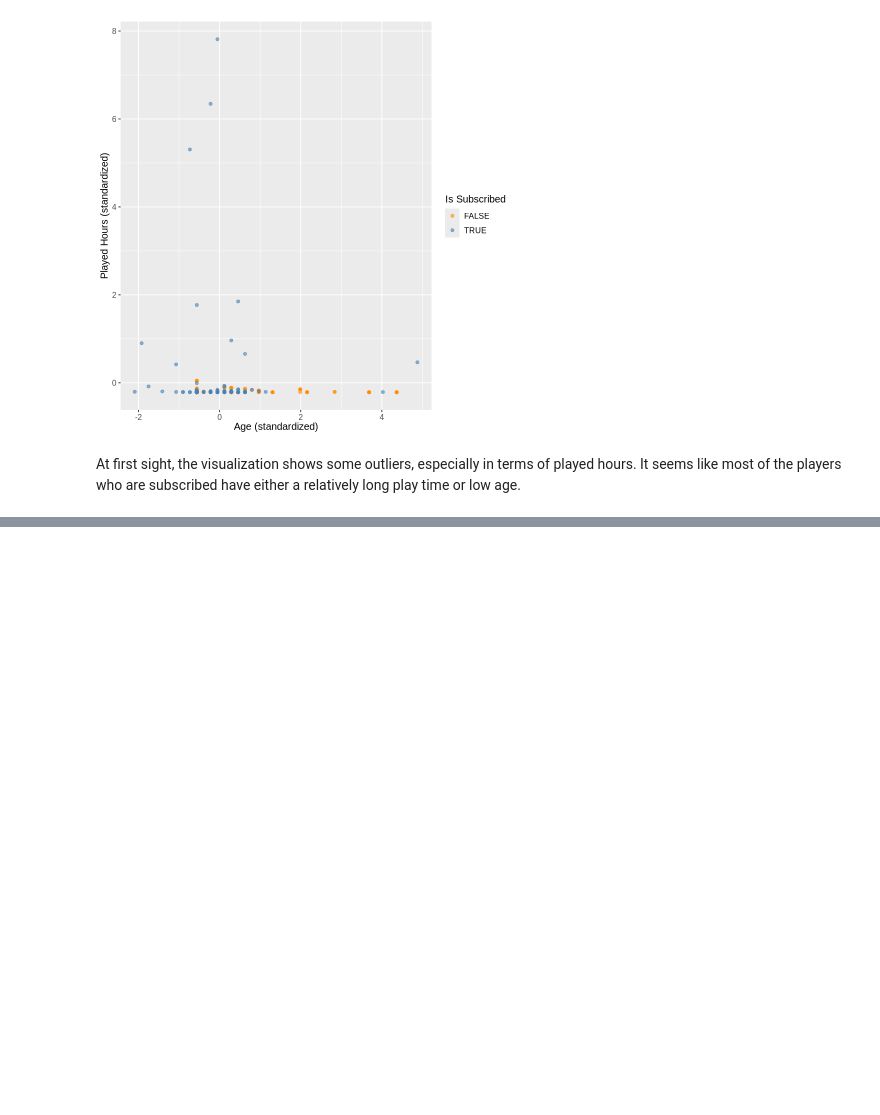
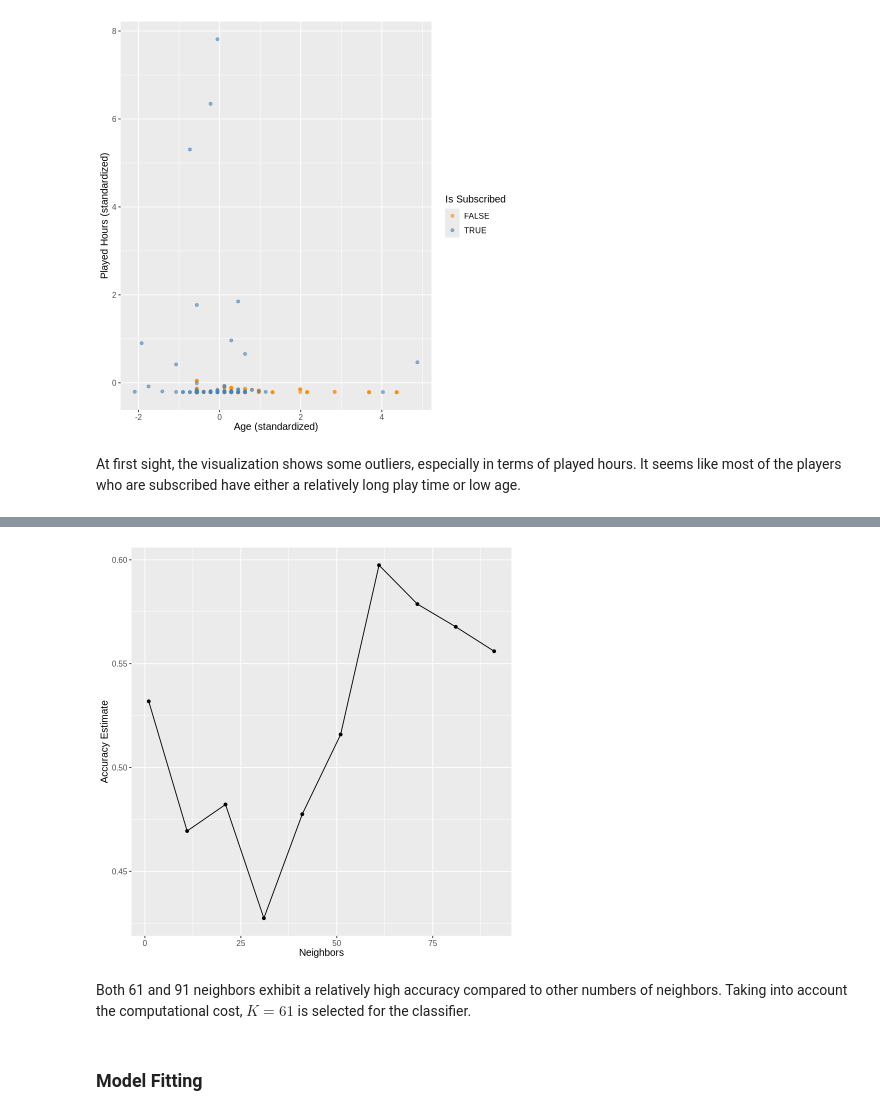
Before and after one commit to anasha02/dsci-100-2025s-project, a Jupyter notebook: Project.ipynb, the cells around one changed output, grey strips where cells are left out. Saved outputs shown, nothing was run; the diff lists cells and outputs as text; code cells hidden in the pictures; blank space fills up the shorter version.

Commit message:
add model training

```diff
--- a/Project.ipynb
+++ b/Project.ipynb
@@ -238,0 +248,4 @@ At first sight, the visualization shows some outliers, especially in terms of pl
+# %%
+players_recipe <- recipe(is_subscribed ~ ., data = players_train) |>
+    step_normalize(all_predictors()) |>
+    step_upsample(is_subscribed)
@@ -238,0 +254,20 @@ At first sight, the visualization shows some outliers, especially in terms of pl
+# %%
+knn_spec_tune <- nearest_neighbor(weight_func = "rectangular",
+                                  neighbors = tune()) |>
+    set_engine("kknn") |>
+    set_mode("classification")
+# %%
+players_vfold <- vfold_cv(players_train, v = 10, strata = is_subscribed)
+# %%
+k_vals <- tibble(neighbors = seq(from = 1, to = 100, by = 10))
+
+knn_tune_results <- workflow() |>
+    add_recipe(players_recipe) |>
+    add_model(knn_spec_tune) |>
+    tune_grid(resamples = players_vfold, grid = k_vals) |>
+    collect_metrics()
+
+accuracies <- knn_tune_results |>
+  filter(.metric == "accuracy")
+
+accuracies
@@ -238,0 +288,14 @@ At first sight, the visualization shows some outliers, especially in terms of pl
+# %%
+accuracy_vs_k <- ggplot(accuracies, aes(x = neighbors, y = mean)) +
+    geom_point() +
+    geom_line() +
+    labs(x = "Neighbors", y = "Accuracy Estimate") +
+    theme(text = element_text(size = 12))
+
+accuracy_vs_k
+# %% [output]
+[figure, added]
+# %% [markdown]
+Both 61 and 91 neighbors exhibit a relatively high accuracy compared to other numbers of neighbors. Taking into account the computational cost, $K = 61$ is selected for the classifier.
+# %% [markdown]
+### Model Fitting
```
Also changed, not shown: parts of 19 cells of this notebook.
